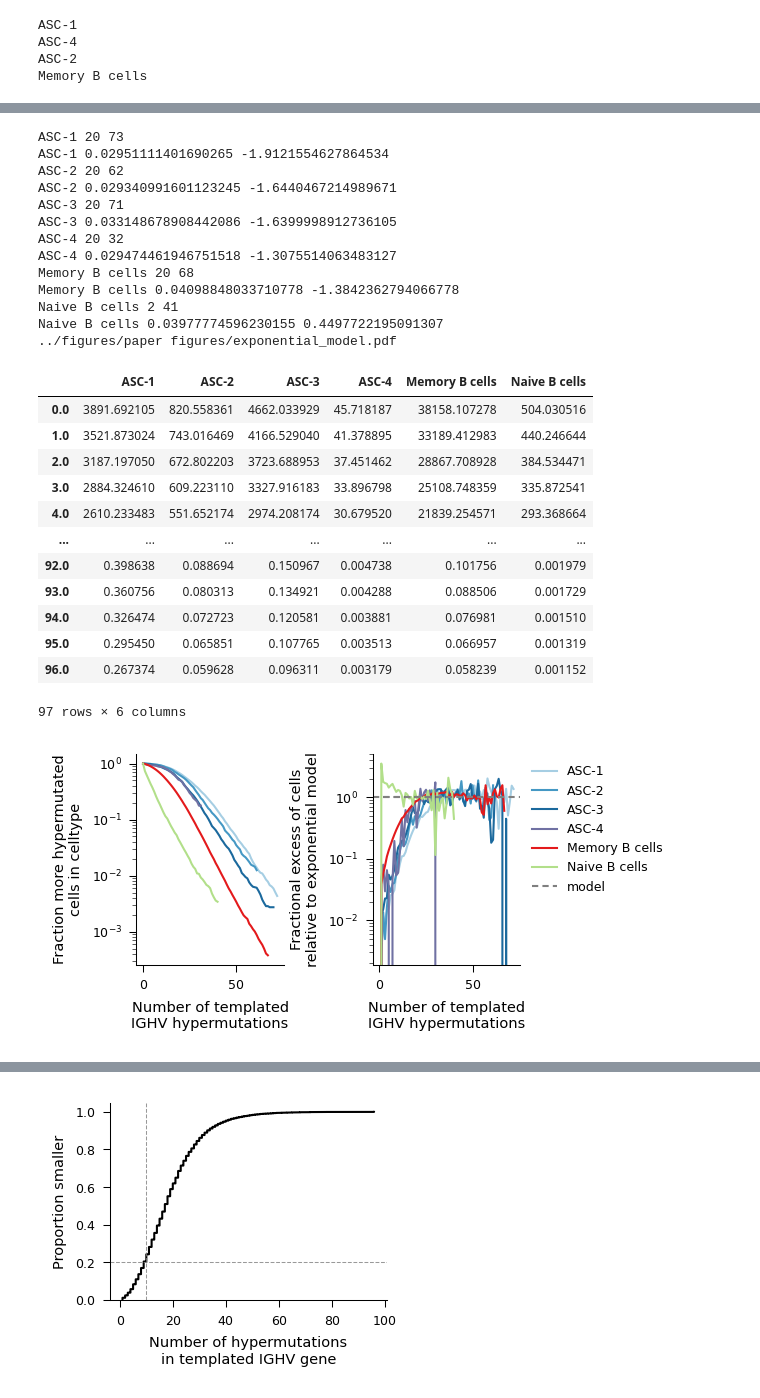
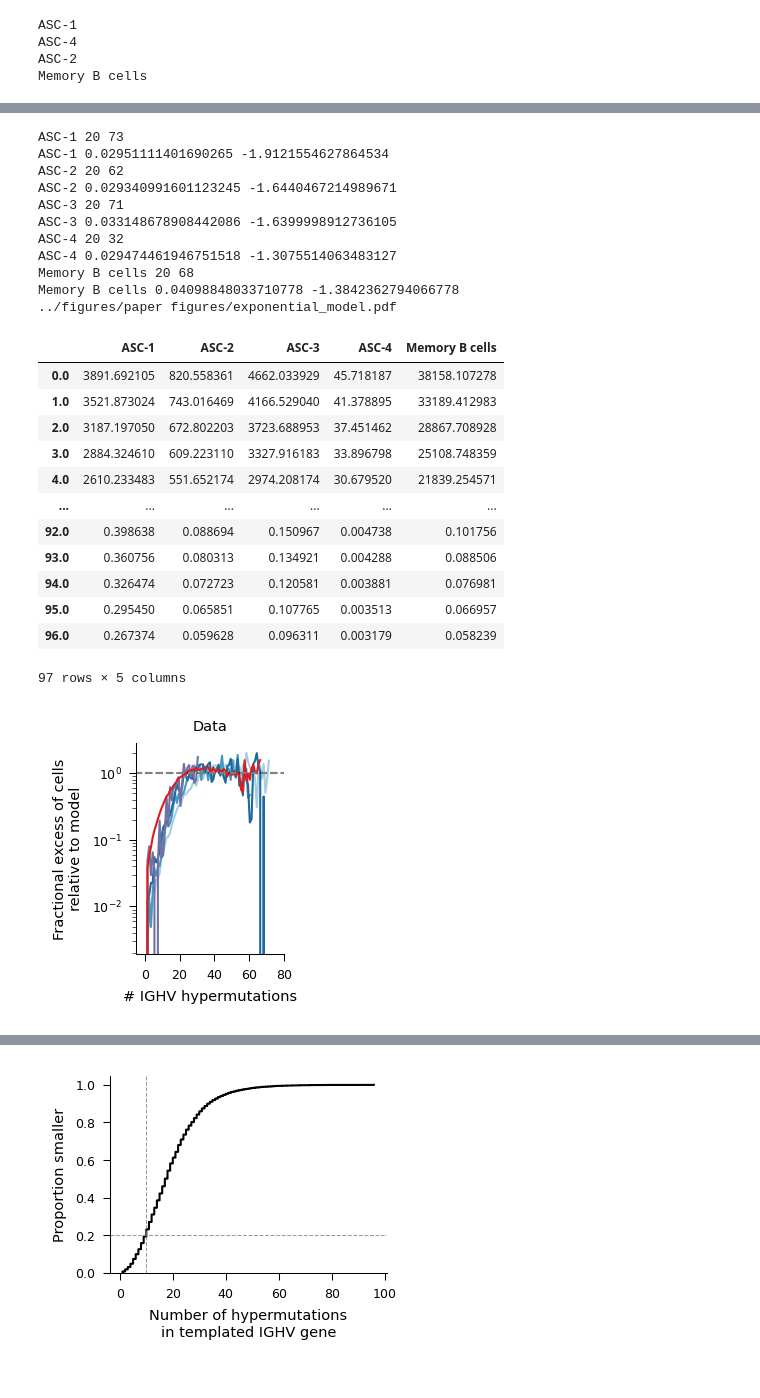
Before and after one commit to michael-swift/Bcell_memory_formation, a Jupyter notebook: analysis/main_text_and_ed_figure_notebooks/differentiation_rates.ipynb, the cells around one changed output, grey strips where cells are left out. Saved outputs shown, nothing was run; the diff lists cells and outputs as text; code cells hidden in the pictures.

Commit message:
removed possibility of naive center exit

```diff
--- a/analysis/main_text_and_ed_figure_notebooks/differentiation_rates.ipynb
+++ b/analysis/main_text_and_ed_figure_notebooks/differentiation_rates.ipynb
@@ -98,7 +98,7 @@ common_celltype = df_clean.celltype.map(celltype_counts) > 100
 df_clean = df_clean[common_celltype]
 celltype_counts = df_clean.celltype.value_counts()
 df_hm_clean = df_clean[df_clean.v_mismatch>0]
-df_hm_clean = df_hm_clean[~df_hm_clean.celltype.isin(['ABCs', 'GC B cells'])]
+df_hm_clean = df_hm_clean[~df_hm_clean.celltype.isin(['ABCs', 'GC B cells', 'Naive B cells'])]
 # %%
 rate_dict = {}
 
@@ -168,5 +240,14 @@ from sklearn.linear_model import LinearRegression
+# %%
+max_len = max(len(v) for k, v in fractional_excess_dict.items())
+for k, v in fractional_excess_dict.items():
+    n_pad = max_len - len(v)
+    fractional_excess_dict[k] = np.pad(v, (0,n_pad), constant_values=(0,np.nan))
+fractional_excess_df = pd.DataFrame(fractional_excess_dict)
+fractional_excess_df['bin_center'] = (0.5*(bin_centers[:-1] + bin_centers[1:]))[:max_len]
+fractional_excess_df = fractional_excess_df.set_index('bin_center')
+mean_fractional_excess = fractional_excess_df.mean(axis=1)
 # %%
-fig, ax = plt.subplots(1,2, figsize=(3,1.8))
+fig, ax = plt.subplots(1,1, figsize=(1.75,1.8), sharex=True)
 V=0.3
 parameter_dict = {'state':[],'slope':[], 'rate':[], 'offset':[]}
 
@@ -207,61 +288,67 @@ for ct in sorted(df_hm_clean.celltype.unique()):
     parameter_dict['offset'].append(a)
     parameter_dict['rate'].append( 1 - np.exp(-V*b))
 
-    ax[0].plot(bin_centers[:cutoff], (data_ccdf[:cutoff]), color=bcelltype_colors_alt[ct], label=ct)
 
-    ax[1].set_ylabel('Fractional excess of cells\nrelative to exponential model')
+    ax.set_ylabel('Fractional excess of cells\nrelative to model')
+    # ax[1].set_ylabel('Fractional excess \nrelative to mean rate')
 
     if ct == "Naive B cells":
         pass
     else:
         pass
-    ax[1].plot(bin_centers[:cutoff], (data_distribution[:cutoff])/np.exp(-b*bin_centers[:cutoff]-a)/b, color=bcelltype_colors_alt[ct], label=ct)
+    xs = (bin_centers[1:] + bin_centers[:-1])/2.
+    xs = xs[:cutoff-1]
+
+    ax.plot(xs, fractional_excess_df[ct][:cutoff-1], color=bcelltype_colors_alt[ct], label=ct)
+    # ax[1].plot(xs, (fractional_excess_df[ct]/mean_fractional_excess)[:cutoff-1], color=bcelltype_colors_alt[ct])
 
     p_celltype[ct] = total_cells* b * np.exp(-b*bin_centers-a)
-line1, = ax[1].plot(X,np.ones(len(X)), color='k', alpha=0.5, label='model')
+line1, = ax.plot(bin_centers,np.ones(len(bin_centers)), color='k', alpha=0.5, label='model')
 line1.set_dashes((3,2))
 fig.tight_layout()
 
-ax[1].legend(loc='upper left', bbox_to_anchor=(1,1), frameon=False)
+# ax[1].legend(loc='upper left', bbox_to_anchor=(1,1), frameon=False)
 sns.despine(fig)
-ax[1].set_yscale('log')
-ax[0].set_yscale('log')
-ax[0].set_xlabel('Number of templated\nIGHV hypermutations', fontsize=7)
-ax[1].set_xlabel('Number of templated\nIGHV hypermutations', fontsize=7)
-ax[0].set_ylabel('Fraction more hypermutated\ncells in celltype')
+ax.set_yscale('log')
+ax.set_xlabel('', fontsize=7)
+ax.set_xlabel('# IGHV hypermutations', fontsize=7)
+# ax.set_ylabel('Fraction more hypermutated\ncells in celltype')
+line1= ax.axhline(y=1, color='0.5')
+line1.set_dashes((3,2))
+# ax[1].set_ylim([0.1,10])
+ax.set_xlim([-5,80])
+ax.set_xticks([0,20,40,60,80])
+# fig.tight_layout()
+ax.set_title('Data', fontsize=7)
 fig.savefig(f'{FIGURE_OUTDIR}/exponential_model.pdf', bbox_inches='tight')
 print(f'{FIGURE_OUTDIR}/exponential_model.pdf')
 
-line1= ax[1].axhline(y=1, color='0.5')
-line1.set_dashes((3,2))
 
 rate_dict = pd.DataFrame(parameter_dict).set_index('state')
 p_celltype
 # %% [output]
 ASC-1 20 73
 ASC-1 0.02951111401690265 -1.9121554627864534
 ASC-2 20 62
 ASC-2 0.029340991601123245 -1.6440467214989671
 ASC-3 20 71
 ASC-3 0.033148678908442086 -1.6399998912736105
 ASC-4 20 32
 ASC-4 0.029474461946751518 -1.3075514063483127
 Memory B cells 20 68
 Memory B cells 0.04098848033710778 -1.3842362794066778
-Naive B cells 2 41
-Naive B cells 0.03977774596230155 0.4497722195091307
 ../figures/paper figures/exponential_model.pdf
-|  | ASC-1 | ASC-2 | ASC-3 | ASC-4 | Memory B cells | Naive B cells |
-| 0.0 | 3891.692105 | 820.558361 | 4662.033929 | 45.718187 | 38158.107278 | 504.030516 |
-| 1.0 | 3521.873024 | 743.016469 | 4166.529040 | 41.378895 | 33189.412983 | 440.246644 |
-| 2.0 | 3187.197050 | 672.802203 | 3723.688953 | 37.451462 | 28867.708928 | 384.534471 |
-| 3.0 | 2884.324610 | 609.223110 | 3327.916183 | 33.896798 | 25108.748359 | 335.872541 |
-| 4.0 | 2610.233483 | 551.652174 | 2974.208174 | 30.679520 | 21839.254571 | 293.368664 |
-| ... | ... | ... | ... | ... | ... | ... |
-| 92.0 | 0.398638 | 0.088694 | 0.150967 | 0.004738 | 0.101756 | 0.001979 |
-| 93.0 | 0.360756 | 0.080313 | 0.134921 | 0.004288 | 0.088506 | 0.001729 |
-| 94.0 | 0.326474 | 0.072723 | 0.120581 | 0.003881 | 0.076981 | 0.001510 |
-| 95.0 | 0.295450 | 0.065851 | 0.107765 | 0.003513 | 0.066957 | 0.001319 |
-| 96.0 | 0.267374 | 0.059628 | 0.096311 | 0.003179 | 0.058239 | 0.001152 |
+|  | ASC-1 | ASC-2 | ASC-3 | ASC-4 | Memory B cells |
+| 0.0 | 3891.692105 | 820.558361 | 4662.033929 | 45.718187 | 38158.107278 |
+| 1.0 | 3521.873024 | 743.016469 | 4166.529040 | 41.378895 | 33189.412983 |
+| 2.0 | 3187.197050 | 672.802203 | 3723.688953 | 37.451462 | 28867.708928 |
+| 3.0 | 2884.324610 | 609.223110 | 3327.916183 | 33.896798 | 25108.748359 |
+| 4.0 | 2610.233483 | 551.652174 | 2974.208174 | 30.679520 | 21839.254571 |
+| ... | ... | ... | ... | ... | ... |
+| 92.0 | 0.398638 | 0.088694 | 0.150967 | 0.004738 | 0.101756 |
+| 93.0 | 0.360756 | 0.080313 | 0.134921 | 0.004288 | 0.088506 |
+| 94.0 | 0.326474 | 0.072723 | 0.120581 | 0.003881 | 0.076981 |
+| 95.0 | 0.295450 | 0.065851 | 0.107765 | 0.003513 | 0.066957 |
+| 96.0 | 0.267374 | 0.059628 | 0.096311 | 0.003179 | 0.058239 |
-97 rows × 6 columns
+97 rows × 5 columns
-[figure, old version]
+[figure, new version]
```
Also changed, not shown: parts of 14 cells of this notebook.
